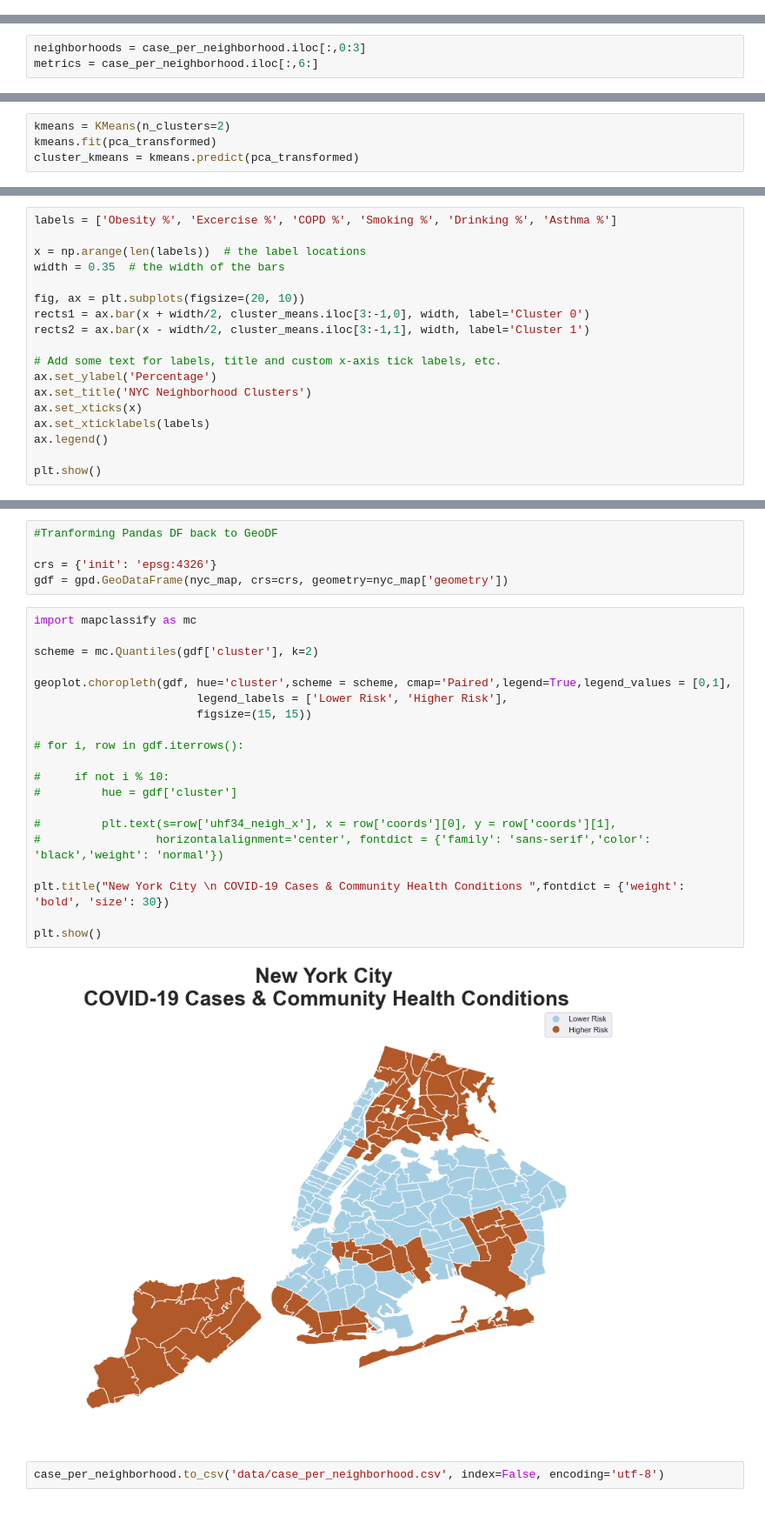
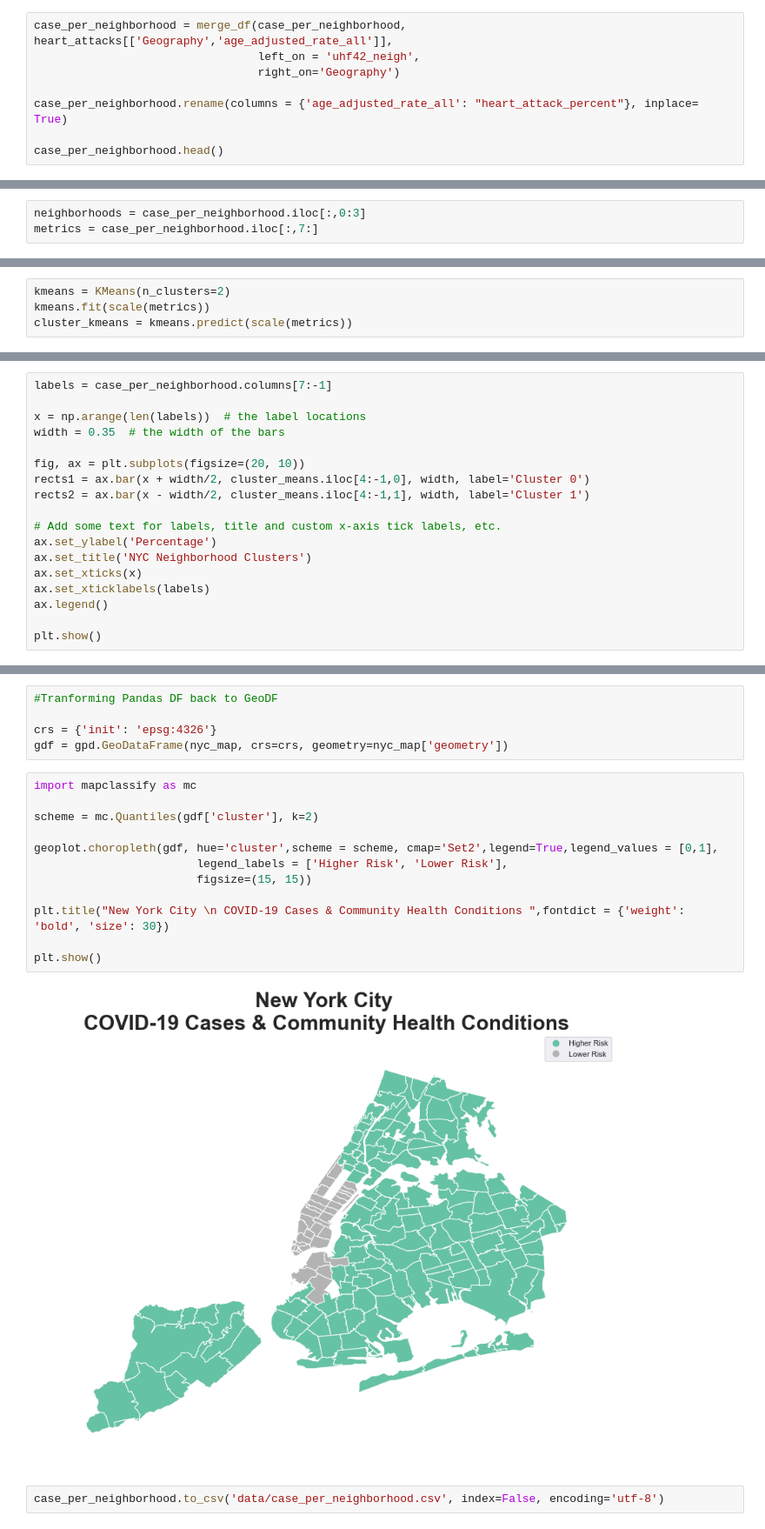
Before and after one commit to nqtri/mit_covid19_challenge, a Jupyter notebook: nyc_covid19_vs_health.ipynb, the cells around one changed output, grey strips where cells are left out. Shown: that part at 87% size. Cells and saved outputs as stored; diff of their text form.

```diff
--- a/nyc_covid19_vs_health.ipynb
+++ b/nyc_covid19_vs_health.ipynb
@@ -500,0 +532,8 @@ We don't really see a strong correlation between asthma level among adults and p
+# %%
+case_per_neighborhood = merge_df(case_per_neighborhood, heart_attacks[['Geography','age_adjusted_rate_all']],
+                                 left_on = 'uhf42_neigh',
+                                 right_on='Geography')
+
+case_per_neighborhood.rename(columns = {'age_adjusted_rate_all': "heart_attack_percent"}, inplace= True)
+
+case_per_neighborhood.head()
@@ -502,5 +566,5 @@ We don't really see a strong correlation between asthma level among adults and p
 pca = PCA(n_components=3)
 # %%
 neighborhoods = case_per_neighborhood.iloc[:,0:3]
-metrics = case_per_neighborhood.iloc[:,6:]
+metrics = case_per_neighborhood.iloc[:,7:]
 # %%
@@ -541,7 +611,7 @@ plt.show();
 # %%
 kmeans = KMeans(n_clusters=2)
-kmeans.fit(pca_transformed)
-cluster_kmeans = kmeans.predict(pca_transformed)
+kmeans.fit(scale(metrics))
+cluster_kmeans = kmeans.predict(scale(metrics))
 # %%
 fig = plt.figure(figsize=(10, 10))
 ax = fig.add_subplot(111, projection='3d')
@@ -654,12 +727,12 @@ cluster_means
 # %%
-labels = ['Obesity %', 'Excercise %', 'COPD %', 'Smoking %', 'Drinking %', 'Asthma %']
+labels = case_per_neighborhood.columns[7:-1]
 
 x = np.arange(len(labels))  # the label locations
 width = 0.35  # the width of the bars
 
 fig, ax = plt.subplots(figsize=(20, 10))
-rects1 = ax.bar(x + width/2, cluster_means.iloc[3:-1,0], width, label='Cluster 0')
-rects2 = ax.bar(x - width/2, cluster_means.iloc[3:-1,1], width, label='Cluster 1')
+rects1 = ax.bar(x + width/2, cluster_means.iloc[4:-1,0], width, label='Cluster 0')
+rects2 = ax.bar(x - width/2, cluster_means.iloc[4:-1,1], width, label='Cluster 1')
 
 # Add some text for labels, title and custom x-axis tick labels, etc.
 ax.set_ylabel('Percentage')
@@ -697,24 +770,16 @@ gdf = gpd.GeoDataFrame(nyc_map, crs=crs, geometry=nyc_map['geometry'])
 # %%
 import mapclassify as mc
 
 scheme = mc.Quantiles(gdf['cluster'], k=2)
 
-geoplot.choropleth(gdf, hue='cluster',scheme = scheme, cmap='Paired',legend=True,legend_values = [0,1],
-                        legend_labels = ['Lower Risk', 'Higher Risk'],
+geoplot.choropleth(gdf, hue='cluster',scheme = scheme, cmap='Set2',legend=True,legend_values = [0,1],
+                        legend_labels = ['Higher Risk', 'Lower Risk'],
                         figsize=(15, 15))
-
-# for i, row in gdf.iterrows():
-
-#     if not i % 10:
-#         hue = gdf['cluster']
-
-#         plt.text(s=row['uhf34_neigh_x'], x = row['coords'][0], y = row['coords'][1],
-#                 horizontalalignment='center', fontdict = {'family': 'sans-serif','color':  'black','weight': 'normal'})
 
 plt.title("New York City \n COVID-19 Cases & Community Health Conditions ",fontdict = {'weight': 'bold', 'size': 30})
 
 plt.show()
 # %% [output]
-[figure, old version]
+[figure, new version]
 # %%
 case_per_neighborhood.to_csv('data/case_per_neighborhood.csv', index=False, encoding='utf-8')
```
Also changed, not shown: parts of 40 cells of this notebook, 1 other file.
